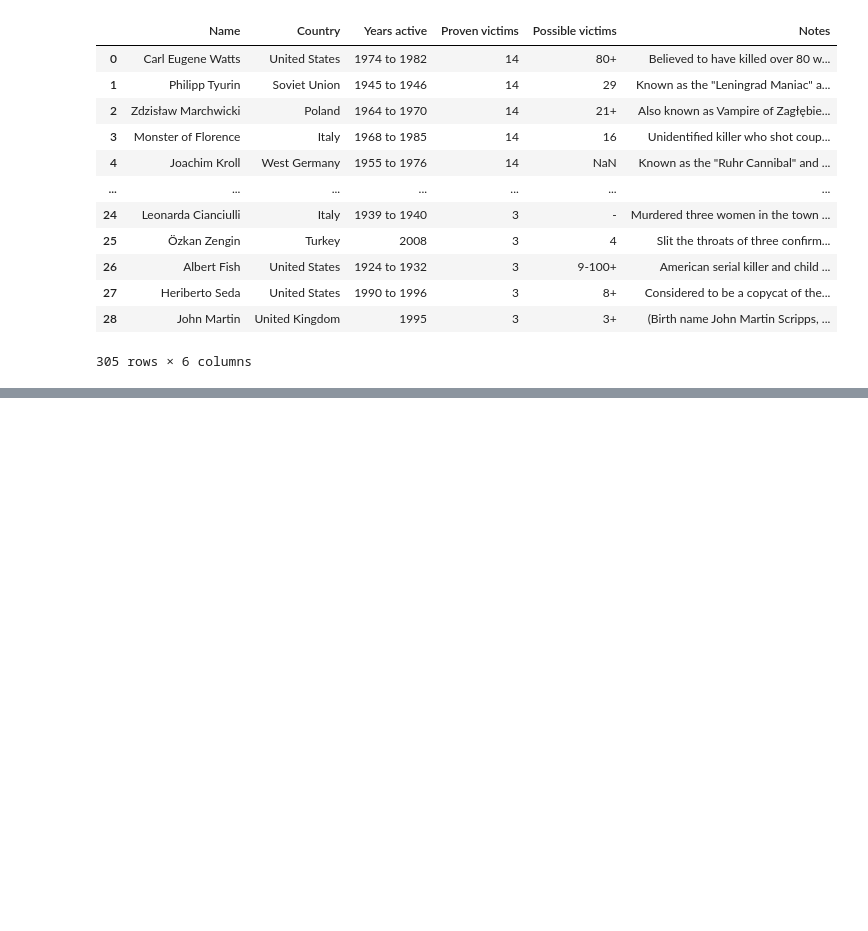
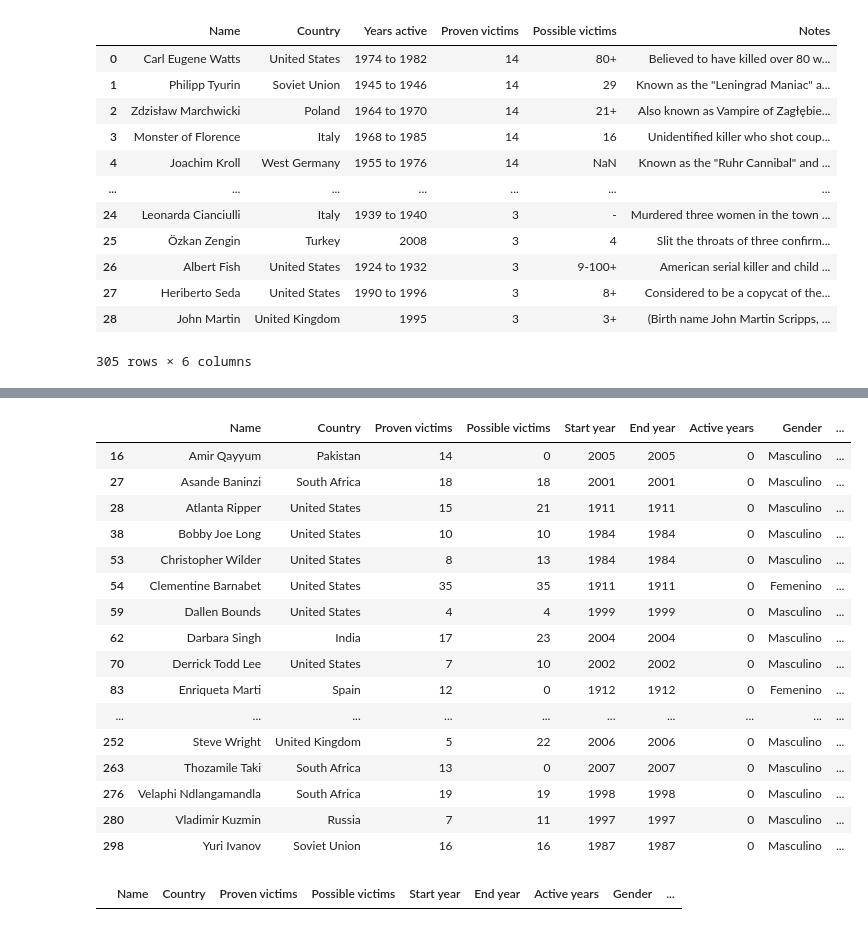
Before and after one commit to Ariana-Papantonio/promoK-modulo4-sprint2-pair-programming-rosana-ariana, a Jupyter notebook: EDA_serial_killers.ipynb, the cells around one changed output, grey strips where cells are left out. Cells and saved outputs as stored; diff of their text form; code cells hidden in the pictures; blank space fills up the shorter version.

```diff
--- a/EDA_serial_killers.ipynb
+++ b/EDA_serial_killers.ipynb
@@ -274,0 +1456,39 @@ array(['Carl Eugene Watts', 'Philipp Tyurin', 'Zdzisław Marchwicki',
+# %%
+# Función para clasificar en décadas
+def classify_era(start_year):
+    if pd.isna(start_year):
+        return "Desconocido"  # Manejar valores nulos
+    elif start_year < 1900:
+        return "Antes de 1900"
+    elif 1900 <= start_year < 1910:
+        return "1900-1909"
+    elif 1910 <= start_year < 1920:
+        return "1910-1919"
+    elif 1920 <= start_year < 1930:
+        return "1920-1929"
+    elif 1930 <= start_year < 1940:
+        return "1930-1939"
+    elif 1940 <= start_year < 1950:
+        return "1940-1949"
+    elif 1950 <= start_year < 1960:
+        return "1950-1959"
+    elif 1960 <= start_year < 1970:
+        return "1960-1969"
+    elif 1970 <= start_year < 1980:
+        return "1970-1979"
+    elif 1980 <= start_year < 1990:
+        return "1980-1989"
+    elif 1990 <= start_year < 2000:
+        return "1990-1999"
+    elif 2000 <= start_year < 2010:
+        return "2000-2009"
+    elif 2010 <= start_year < 2020:
+        return "2010-2019"
+    else:
+        return "2020 o después"
+
+# Aplicar la función al DataFrame
+df_serial_killers_final['Era Active'] = df_serial_killers_final['Start year'].apply(classify_era)
+
+# Verificar los resultados
+df_serial_killers_final[['Start year', 'Era Active']].head()
@@ -274,0 +1502,24 @@ array(['Carl Eugene Watts', 'Philipp Tyurin', 'Zdzisław Marchwicki',
+# %%
+# Filtrar filas donde 'Active years' es igual a 0
+rows_with_0 = df_serial_killers_final[df_serial_killers_final['Active years'] == 0]
+
+# Mostrar las filas
+rows_with_0
+# %% [output]
+|  | Name | Country | Proven victims | Possible victims | Start year | End year | Active years | Gender | ... |
+| 16 | Amir Qayyum | Pakistan | 14 | 0 | 2005 | 2005 | 0 | Masculino | ... |
+| 27 | Asande Baninzi | South Africa | 18 | 18 | 2001 | 2001 | 0 | Masculino | ... |
+| 28 | Atlanta Ripper | United States | 15 | 21 | 1911 | 1911 | 0 | Masculino | ... |
+| 38 | Bobby Joe Long | United States | 10 | 10 | 1984 | 1984 | 0 | Masculino | ... |
+| 53 | Christopher Wilder | United States | 8 | 13 | 1984 | 1984 | 0 | Masculino | ... |
+| 54 | Clementine Barnabet | United States | 35 | 35 | 1911 | 1911 | 0 | Femenino | ... |
+| 59 | Dallen Bounds | United States | 4 | 4 | 1999 | 1999 | 0 | Masculino | ... |
+| 62 | Darbara Singh | India | 17 | 23 | 2004 | 2004 | 0 | Masculino | ... |
+| 70 | Derrick Todd Lee | United States | 7 | 10 | 2002 | 2002 | 0 | Masculino | ... |
+| 83 | Enriqueta Marti | Spain | 12 | 0 | 1912 | 1912 | 0 | Femenino | ... |
+| ... | ... | ... | ... | ... | ... | ... | ... | ... | ... |
+| 252 | Steve Wright | United Kingdom | 5 | 22 | 2006 | 2006 | 0 | Masculino | ... |
+| 263 | Thozamile Taki | South Africa | 13 | 0 | 2007 | 2007 | 0 | Masculino | ... |
+| 276 | Velaphi Ndlangamandla | South Africa | 19 | 19 | 1998 | 1998 | 0 | Masculino | ... |
+| 280 | Vladimir Kuzmin | Russia | 7 | 11 | 1997 | 1997 | 0 | Masculino | ... |
+| 298 | Yuri Ivanov | Soviet Union | 16 | 16 | 1987 | 1987 | 0 | Masculino | ... |
@@ -274,0 +1530,8 @@ array(['Carl Eugene Watts', 'Philipp Tyurin', 'Zdzisław Marchwicki',
+# %%
+# Filtrar filas donde 'Active years' es igual a 0
+rows_with_0 = df_serial_killers_final[df_serial_killers_final['Active years'] == 0]
+
+# Mostrar las filas
+rows_with_0
+# %% [output]
+|  | Name | Country | Proven victims | Possible victims | Start year | End year | Active years | Gender | ... |
```
Also changed, not shown: parts of 159 cells of this notebook, 5 other files.
